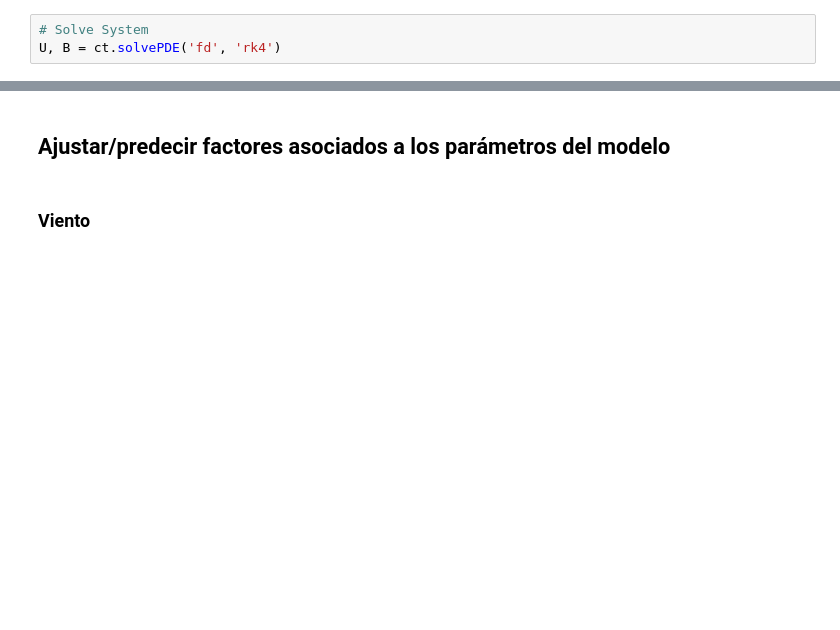
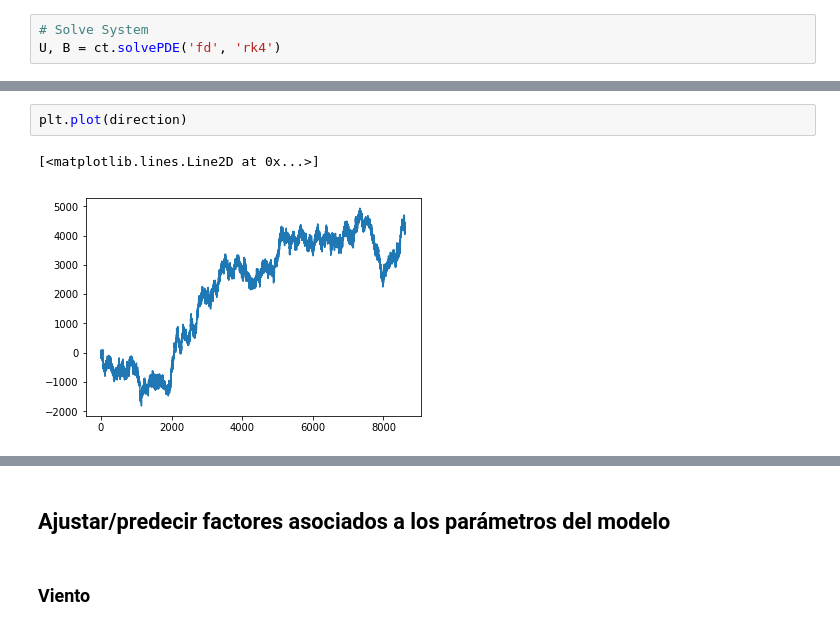
Before and after one commit to dsanmartin/INF475-PJ, a Jupyter notebook: project.ipynb, the cells around one changed output, grey strips where cells are left out. Drawn from its saved outputs; the diff is of its cells as text; blank space fills up the shorter version.

```diff
--- a/project.ipynb
+++ b/project.ipynb
@@ -61,0 +77,5 @@ widgets.interact(p.plotUB, t=widgets.IntSlider(min=0, max=len(U)-1, continuous_u
+# %%
+plt.plot(direction)
+# %% [output]
+[<matplotlib.lines.Line2D at 0x...>]
+[figure, added]
```
Also changed, not shown: parts of 18 cells of this notebook, 1 other file.
